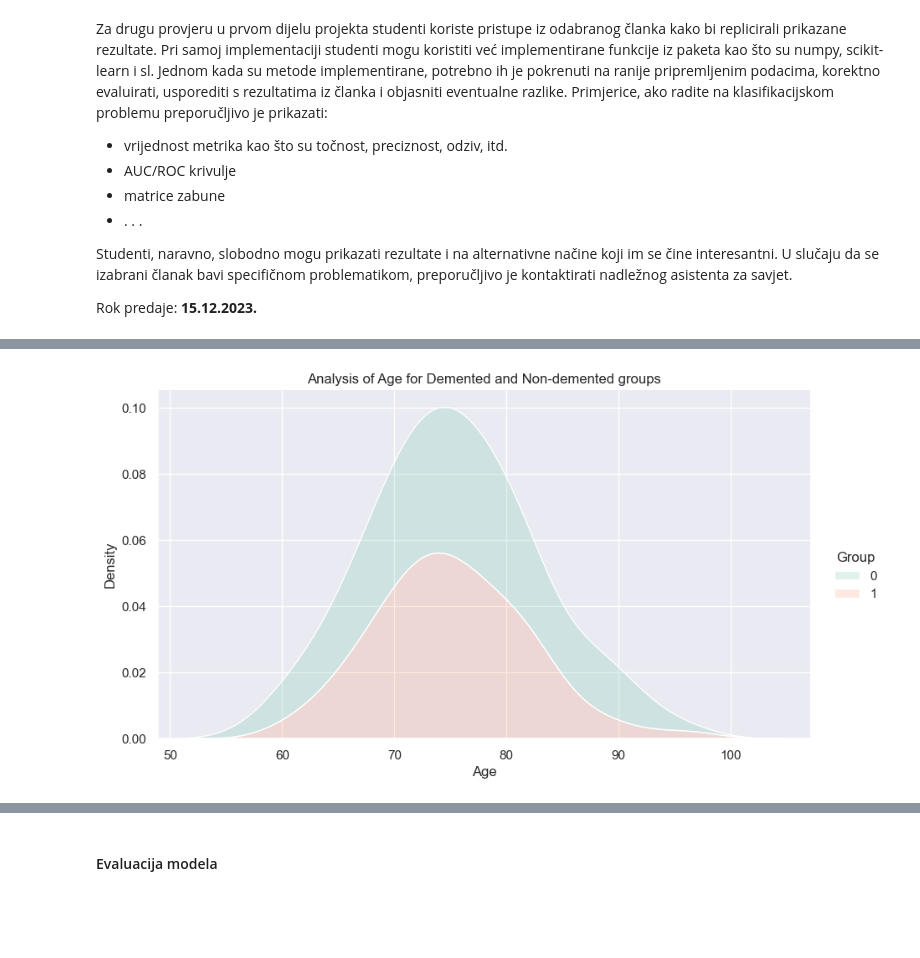
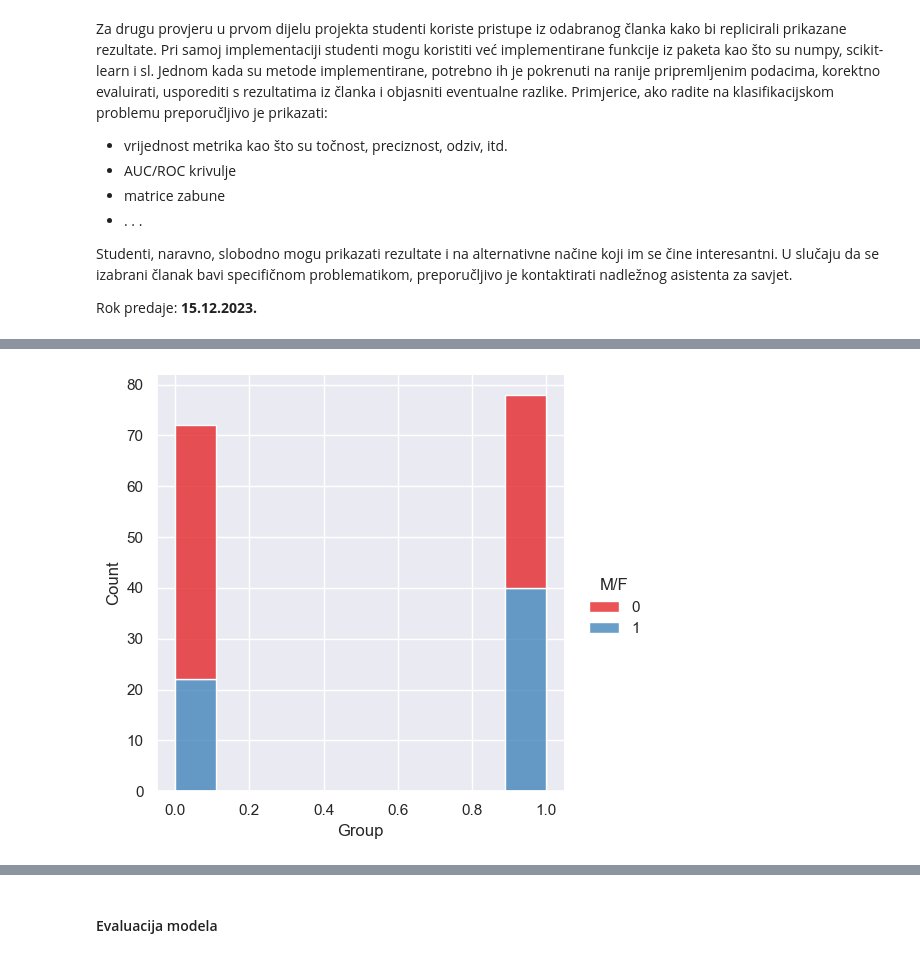
Before and after one commit to zveronika/UUZOP-projekt, a Jupyter notebook: UUZOP-Veronika_Žunar.ipynb, the cells around one changed output, grey strips where cells are left out. Saved outputs shown, nothing was run; the diff lists cells and outputs as text; code cells hidden in the pictures; blank space fills up the shorter version.

```diff
--- a/UUZOP-Veronika_Žunar.ipynb
+++ b/UUZOP-Veronika_Žunar.ipynb
@@ -459,7 +417,7 @@ plt.show()
-# %%
-sns.set(rc={'figure.figsize':(10,20)})
-sns.displot(data=df_no_converted, x="Age", hue="Group", multiple="stack", kind="kde", fill=True, common_norm=False, alpha=0.2, palette="Set2", height=5, aspect=16/9)
-plt.title('Analysis of Age for Demented and Non-demented groups')
-plt.show()
-# %% [output]
-[figure, removed]
+# %%
+sns.set(rc={'figure.figsize':(8,6)})
+group_labels = ['Nondemented', 'Demented']
+sns.displot(data=df_modified, x="Group", hue="M/F", multiple="stack", palette="Set1")
+plt.show()
+# %% [output]
+[figure, added]
```
Also changed, not shown: parts of 27 cells of this notebook.
